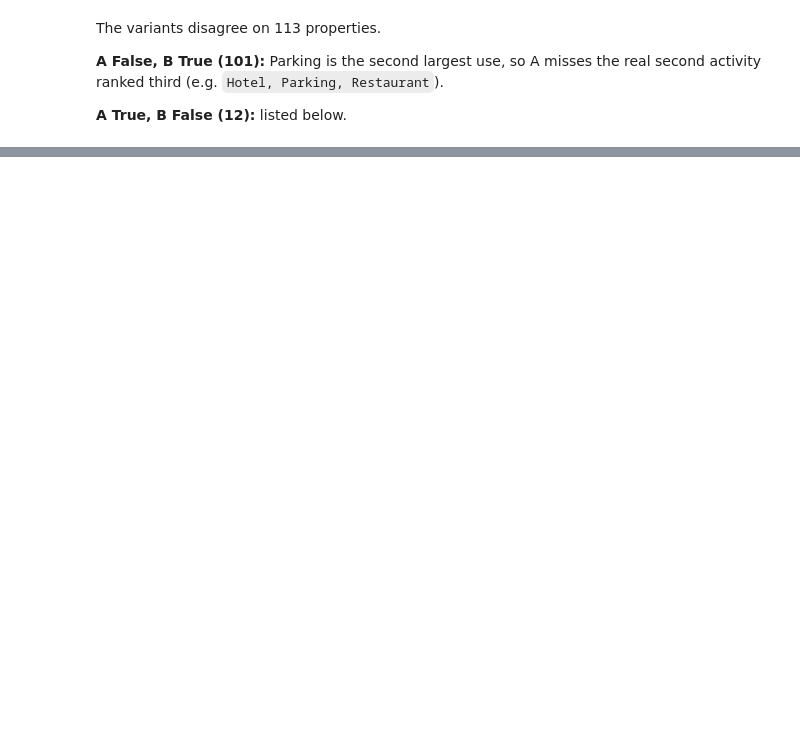
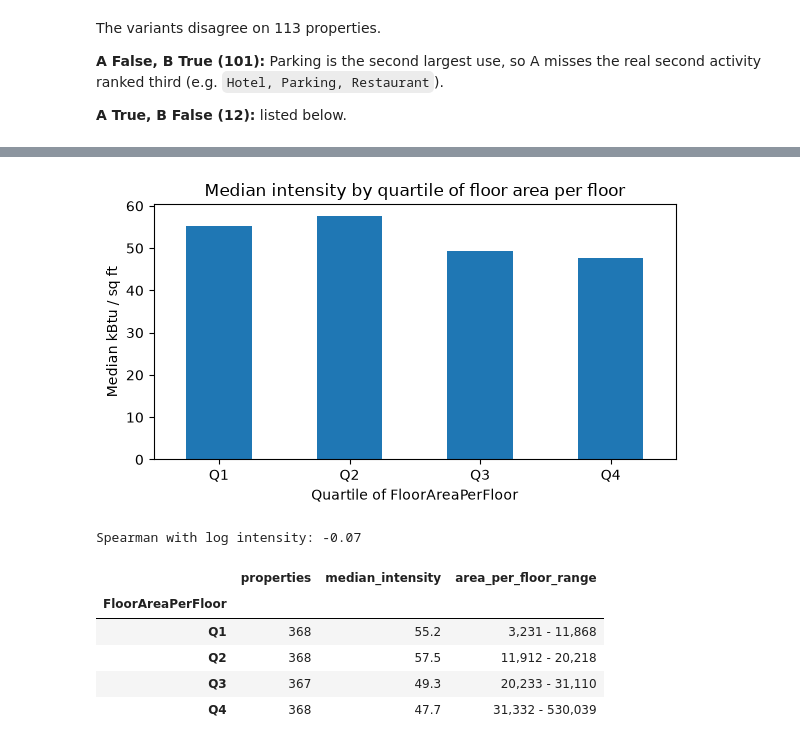
Before and after one commit to dapitch666/oc-p03-seattle-building-energy, a Jupyter notebook: notebooks/02_feature_engineering.ipynb, the cells around one changed output, grey strips where cells are left out. Cells and saved outputs as stored; diff of their text form; code cells hidden in the pictures; blank space fills up the shorter version.

```diff
--- a/notebooks/02_feature_engineering.ipynb
+++ b/notebooks/02_feature_engineering.ipynb
@@ -306,0 +378,11 @@ fixed, business-justified bounds (e.g. successive energy codes), at least a few
+# %%
+floors = df["NumberofFloors"]
+
+print(f"dtype: {floors.dtype}")
+print(f"Missing (NaN): {floors.isna().sum()}")
+print(f"Zero floors:   {(floors == 0).sum()}")
+print(f"Negative:      {(floors < 0).sum()}")
+print(f"Non-integer:   {(floors.dropna() % 1 != 0).sum()}")
+
+# Check: dividing by 0 would give inf without any error
+assert not np.isinf(b / floors).any(), "Floors equal to 0 produce inf"
@@ -306,0 +495,9 @@ fixed, business-justified bounds (e.g. successive energy codes), at least a few
+# %%
+is_campus = df["NumberofBuildings"] > 1
+
+# Floor area per floor: NaN when the floor count is missing or ambiguous (campus)
+df["FloorAreaPerFloor"] = (b / floors).where(~is_campus)
+
+print(f"Rows with a value: {df['FloorAreaPerFloor'].notna().sum()} / {len(df)}")
+print(f"Rows set to NaN:   {df['FloorAreaPerFloor'].isna().sum()}")
+df["FloorAreaPerFloor"].describe().round(0).to_frame()
@@ -306,0 +516,38 @@ fixed, business-justified bounds (e.g. successive energy codes), at least a few
+# %%
+known = df["FloorAreaPerFloor"].notna()
+quartile = pd.qcut(df["FloorAreaPerFloor"], 4, labels=["Q1", "Q2", "Q3", "Q4"])
+
+by_quartile = (
+    intensity.groupby(quartile)
+    .agg(properties="count", median_intensity="median")
+    .round(1)
+)
+by_quartile["area_per_floor_range"] = (
+    df["FloorAreaPerFloor"]
+    .groupby(quartile)
+    .agg(lambda s: f"{s.min():,.0f} - {s.max():,.0f}")
+)
+
+ax = by_quartile["median_intensity"].plot.bar(rot=0, figsize=(6, 3.5))
+ax.set(
+    title="Median intensity by quartile of floor area per floor",
+    xlabel="Quartile of FloorAreaPerFloor",
+    ylabel="Median kBtu / sq ft",
+)
+plt.tight_layout()
+plt.show()
+
+print(
+    "Spearman with log intensity: "
+    f"{spearmanr(df.loc[known, 'FloorAreaPerFloor'], log_intensity[known]).statistic:.2f}"
+)
+by_quartile
+# %% [output]
+[figure, added]
+Spearman with log intensity: -0.07
+|  | properties | median_intensity | area_per_floor_range |
+| FloorAreaPerFloor |  |  |  |
+| Q1 | 368 | 55.2 | 3,231 - 11,868 |
+| Q2 | 368 | 57.5 | 11,912 - 20,218 |
+| Q3 | 367 | 49.3 | 20,233 - 31,110 |
+| Q4 | 368 | 47.7 | 31,332 - 530,039 |
```
Also changed, not shown: parts of 33 cells of this notebook.
